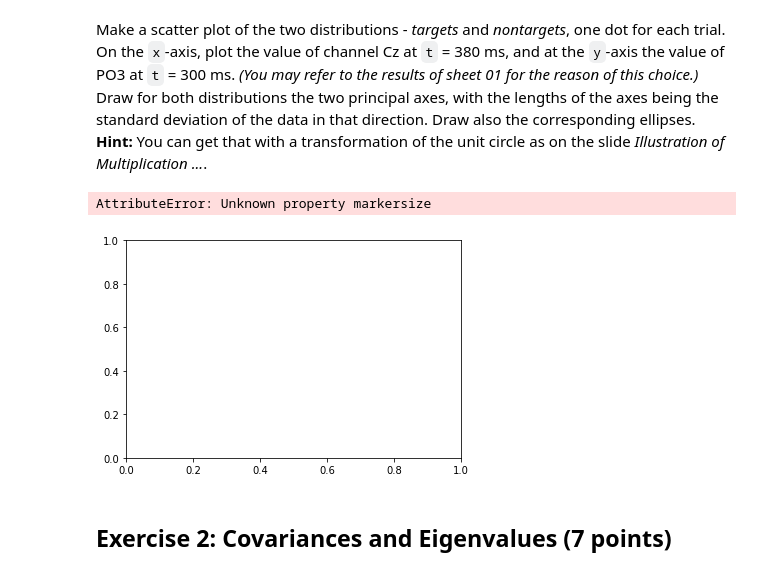
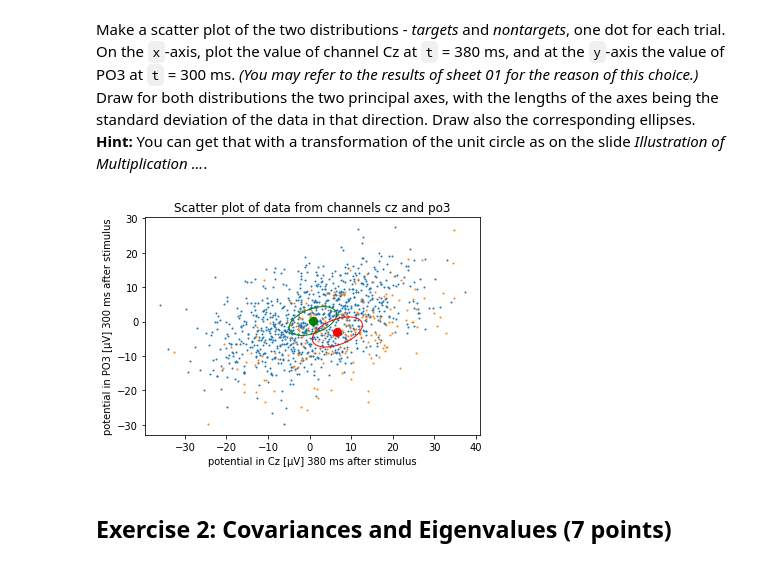
Before and after one commit to JuliusCosmoRomeo/bci_tutorials, a Jupyter notebook: 2/2018ws-BCIIL-Sheet02-Julius-Rudolph-Raoul-Baron-Nick-Podratz.ipynb, the cells around one changed output. Drawn from its saved outputs; the diff is of its cells as text; code cells hidden in the pictures.

```diff
--- a/2/2018ws-BCIIL-Sheet02-Julius-Rudolph-Raoul-Baron-Nick-Podratz.ipynb
+++ b/2/2018ws-BCIIL-Sheet02-Julius-Rudolph-Raoul-Baron-Nick-Podratz.ipynb
@@ -62,9 +62,9 @@ middle_targets = [np.mean(cz_values_targets, axis=1), np.mean(po3_values_targets
 middle_no_targets = [np.mean(cz_values_no_targets), np.mean(po3_values_no_targets)]
 middle_no_targets
 
-plt.scatter(cz_values_targets,po3_values_targets, markersize=1)
+plt.scatter(cz_values_targets,po3_values_targets, s=1)
 
-plt.scatter(cz_values_no_targets,po3_values_no_targets, markersize=1)
+plt.scatter(cz_values_no_targets,po3_values_no_targets, s=1)
 
 plt.xlabel("potential in Cz [µV] 380 ms after stimulus")
 plt.ylabel("potential in PO3 [µV] 300 ms after stimulus")
@@ -74,35 +74,34 @@ plt.plot(middle_targets[0], middle_targets[1], markersize=8, marker='o', color="
 plt.plot(middle_no_targets[0], middle_no_targets[1], markersize=8, marker='o', color="red")
 
 
 from matplotlib import patches as skrra
 
 #calc covariance matrix for targets
 cov_matrix = np.cov(cz_values_targets, po3_values_targets)
 val,vecs = np.linalg.eig(cov_matrix)
 length = np.sqrt(val)
 
 ax = plt.subplot(111)
 
 angle_targets = np.rad2deg(np.arccos(vecs[0,0]))
 
 ellipse_targets = skrra.Ellipse((middle_targets[0], middle_targets[1]), length[0], length[1], angle, color="green", fill=False)
 ax.add_artist(ellipse_targets)
 
 
 #calc covariance matrix for non targets
 cov_matrix = np.cov(cz_values_no_targets, po3_values_no_targets)
 val,vecs = np.linalg.eig(cov_matrix)
 length = np.sqrt(val)
 
 angle_no_targets = np.rad2deg(np.arccos(vecs[0,0]))
 
 ellipse_no_targets = skrra.Ellipse((middle_no_targets[0], middle_no_targets[1]), length[0], length[1], angle, color="red", fill=False)
 ax.add_artist(ellipse_no_targets)
 
 plt.show()
 # %% [output]
-AttributeError: Unknown property markersize
-[figure, old version]
+[figure, new version]
 # %% [markdown]
 ## Exercise 2: Covariances and Eigenvalues  (7 points)
 # %% [markdown]
```
